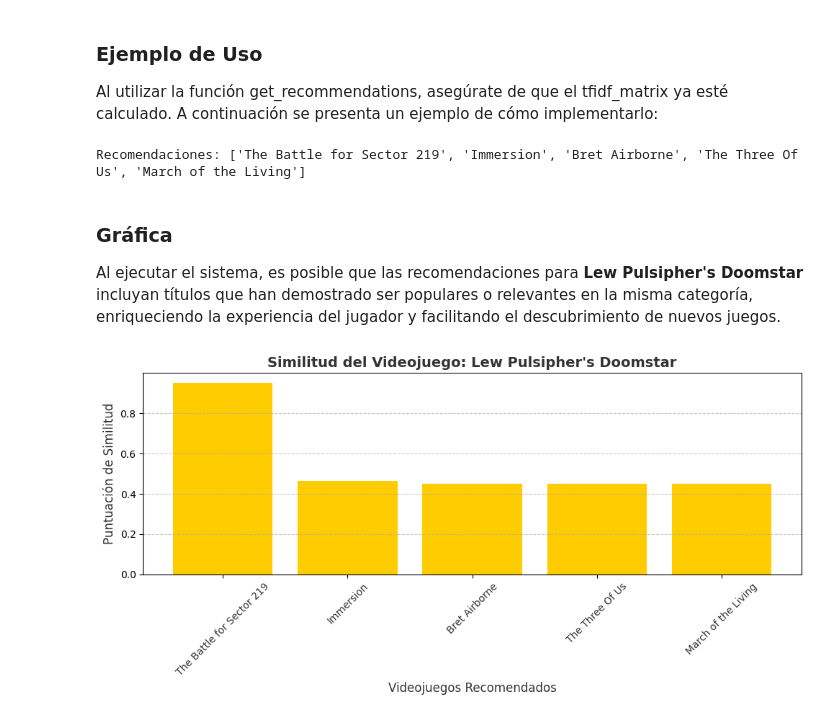
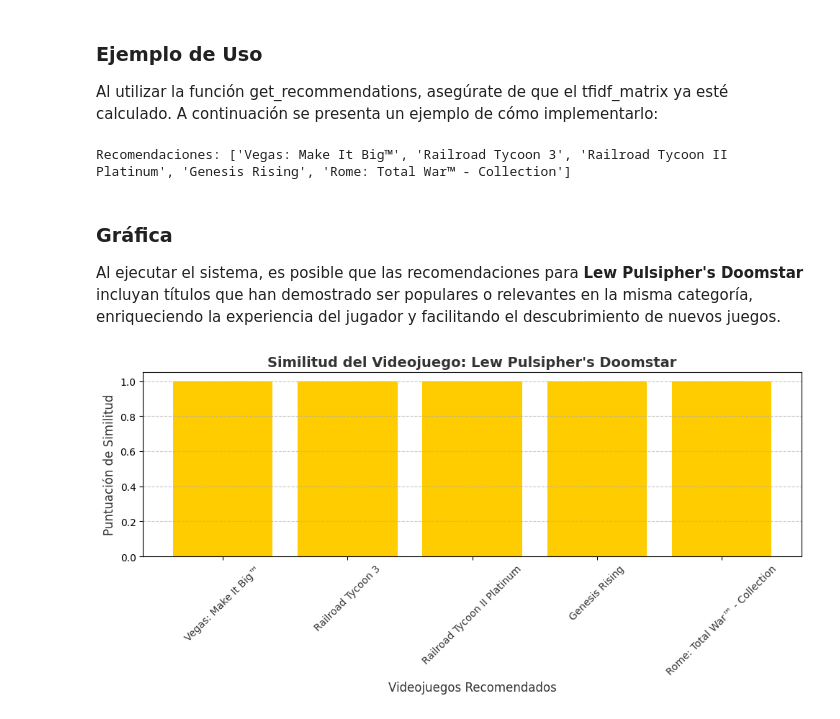
Before and after one commit to veraguillen/MachineLearning-STEAM, a Jupyter notebook: MachineLearning/MachineLearning.ipynb, the cells around one changed output. Cells and saved outputs as stored; diff of their text form; code cells hidden in the pictures.

```diff
--- a/MachineLearning/MachineLearning.ipynb
+++ b/MachineLearning/MachineLearning.ipynb
@@ -41,8 +57,11 @@ Name: count, Length: 10300, dtype: int64
 # %%
 # 3. Crearemos la Función para normalizar texto y la aplicaremos a nuestra data
 def normalize_text(text):
-    text = text.lower()  # Pasar a minúsculas
+
+     # Pasar a minúsculas
+    text = text.lower().strip()
     text = re.sub(r'[^a-z\s]', '', text)  # Eliminar símbolos y signos
+
     return text
 
 # 4. Crearemos una  nueva columna llamada 'combined_features'
@@ -52,5 +71,5 @@ df_games['combined_features'] = (
     df_games['specs'].apply(normalize_text)
 )
 
-print(df_games['combined'].head())
+print(df_games['combined_features'].head())
 # %% [output]
@@ -63,13 +82,15 @@ Name: combined, dtype: object
 # %%
-# 5.Inicializamos el vectorizador TF-IDF
-vectorizer = TfidfVectorizer(stop_words='english')
 
-# 6. Aplicamos el vectorizador a la columna combinada
-tfidf_matrix = vectorizer.fit_transform(df_games['combined'])
+# 5. Inicializar el vectorizador TF-IDF
+vectorizer = TfidfVectorizer(stop_words='english', max_features=5000, min_df=0.01, max_df=0.95)
+
+# 6. Aplicar el vectorizador a la columna combinada
+tfidf_matrix = vectorizer.fit_transform(df_games['combined_features'])
+
+# 7. Calcular la matriz de similitud del coseno
+cosine_sim = cosine_similarity(tfidf_matrix)
 
 
-# 7.Calcular la matriz de similitud del coseno
-cosine_sim = cosine_similarity(tfidf_matrix, tfidf_matrix)
 
 '''
 # 7.1 de ser necesario guardar el resultado:
@@ -99,7 +120,7 @@ def get_index_from_title(game_title, df_games):
     game_title = game_title.lower().strip()
 
     # 8.1Buscamos el índice del juego cuyo título coincide con game_title
-    indices = df_games[df_games['app_name'].str.lower() == game_title].index
+    indices = df_games[df_games['title'].str.lower().str.contains(game_title, na=False)].index
 
     #8.2 Verificamos si hay coincidencias
     if not indices.empty:
@@ -131,7 +152,7 @@ def get_recommendations(game_title, df_games):
         game_indices = [i[0] for i in sim_scores[1:6]]
 
         # 9.5 Devolvemos los nombres de los videojuegos recomendados
-        return df_games['app_name'].iloc[game_indices].tolist()
+        return df_games['title'].iloc[game_indices].tolist()
 
     except ValueError:
         return ["No se encontró el videojuego en los datos"]
@@ -143,36 +164,36 @@ Al utilizar la función get_recommendations, asegúrate de que el tfidf_matrix y
 resultados_recomendaciones = get_recommendations("Lew Pulsipher's Doomstar", df_games)
 print("Recomendaciones:", resultados_recomendaciones)
 # %% [output]
-Recomendaciones: ['The Battle for Sector 219', 'Immersion', 'Bret Airborne', 'The Three Of Us', 'March of the Living']
+Recomendaciones: ['Vegas: Make It Big™', 'Railroad Tycoon 3', 'Railroad Tycoon II Platinum', 'Genesis Rising', 'Rome: Total War™ - Collection']
 # %% [markdown]
 ### Gráfica
 Al ejecutar el sistema, es posible que las recomendaciones para **Lew Pulsipher's Doomstar** incluyan títulos que han demostrado ser populares o relevantes en la misma categoría, enriqueciendo la experiencia del jugador y facilitando el descubrimiento de nuevos juegos.
 # %%
 game_title = "Lew Pulsipher's Doomstar"
 
 # 11.1 Obtener recomendaciones
 recomendaciones = get_recommendations(game_title, df_games)
 
 # 11.2 Obtener la similitud para el gráfico
 idx = get_index_from_title(game_title, df_games)
 cosine_sim = cosine_similarity(tfidf_matrix[idx], tfidf_matrix)
 sim_scores = list(enumerate(cosine_sim[0]))
 sim_scores = sorted(sim_scores, key=lambda x: x[1], reverse=True)
 top_similarities = sim_scores[1:6]  # Top 5
 
 # 11.3 Crear DataFrame para el gráfico
 df_similarities = pd.DataFrame(top_similarities, columns=['Index', 'Similarity'])
-df_similarities['Game'] = df_games['app_name'].iloc[df_similarities['Index']].values
+df_similarities['Game'] = df_games['title'].iloc[df_similarities['Index']].values
 
 # 11.4 Gráfico de barras con estilo
 plt.figure(figsize=(10, 5))
 plt.bar(df_similarities['Game'], df_similarities['Similarity'], color='#FFCC00')  # Color amarillo
 plt.title('Similitud del Videojuego: ' + game_title, fontsize=14, fontweight='bold', color='#333333')
 plt.xlabel('Videojuegos Recomendados', fontsize=12, color='#333333')
 plt.ylabel('Puntuación de Similitud', fontsize=12, color='#333333')
 plt.xticks(rotation=45, fontsize=10, color='#333333')
 plt.grid(axis='y', linestyle='--', alpha=0.7)  # Agregar una cuadrícula ligera en el eje y
 plt.tight_layout()  # Ajustar el layout para evitar solapamientos
 plt.show()
 # %% [output]
-[figure, old version]
+[figure, new version]
```
Also changed, not shown: parts of 3 cells of this notebook, 6 other files.
